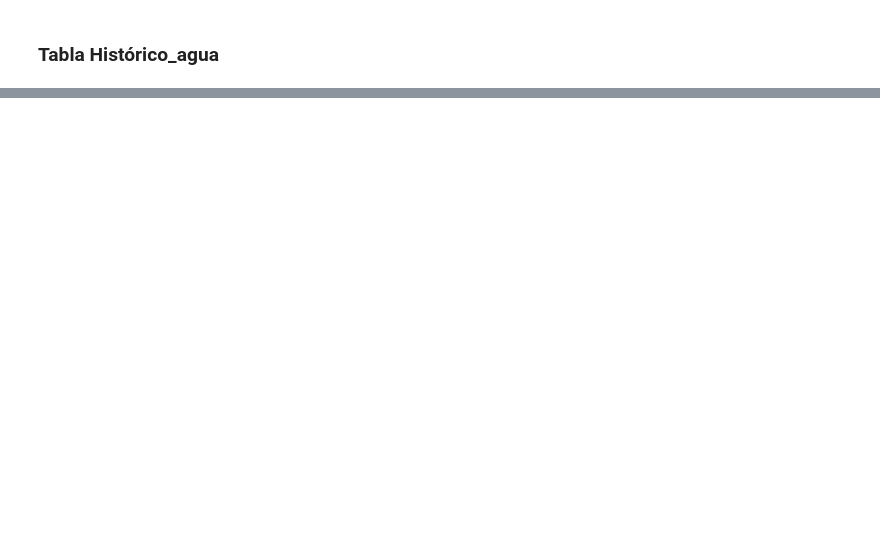
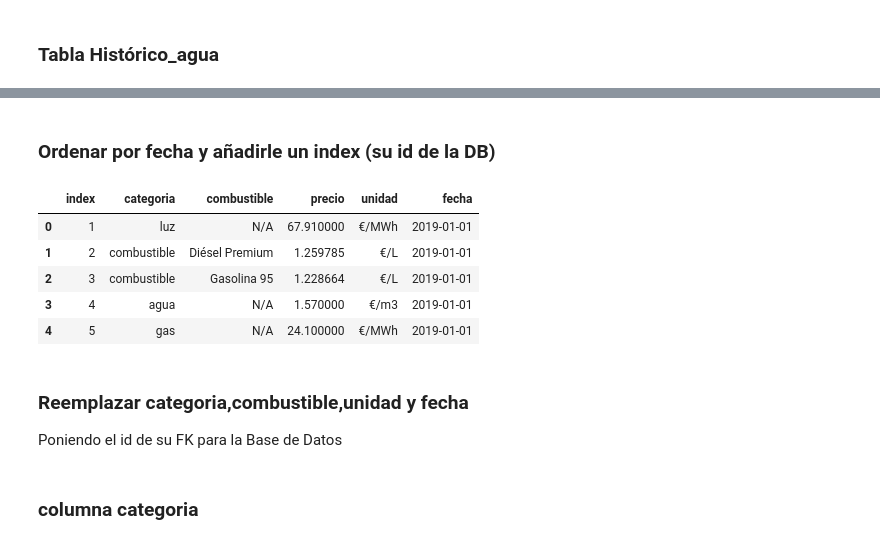
Before and after one commit to apelsito/Proyecto5-Variacion-Precios-Luz-Agua-Gas-Combustible-PreCovid-PostCovid-Madrid, a Jupyter notebook: notebooks/03_preparacion_preDB.ipynb, the cells around one changed output, grey strips where cells are left out. Drawn from its saved outputs; the diff is of its cells as text; code cells hidden in the pictures; blank space fills up the shorter version.

```diff
--- a/notebooks/03_preparacion_preDB.ipynb
+++ b/notebooks/03_preparacion_preDB.ipynb
@@ -164,2 +168,10 @@ df_gasolina = df_gasolina[["categoria","combustible","precio","unidad","fecha"]]
 # %% [markdown]
 ### Tabla Histórico_agua
+# %%
+df_agua.sample()
+df_agua["categoria"] = "agua"
+df_agua["combustible"] = "N/A"
+df_agua["unidad"] = "€/m3"
+df_agua = df_agua.rename(columns={"consumo (€/m3)": "precio"})
+df_agua = df_agua[["categoria","combustible","precio","unidad","fecha"]]
+df_agua.sample()
@@ -165,0 +183,2 @@ df_gasolina = df_gasolina[["categoria","combustible","precio","unidad","fecha"]]
+# %%
+df_historico = pd.concat([df_luz,df_gas,df_gasolina,df_agua],ignore_index=True)
@@ -165,0 +205,20 @@ df_gasolina = df_gasolina[["categoria","combustible","precio","unidad","fecha"]]
+# %% [markdown]
+### Ordenar por fecha y añadirle un index (su id de la DB)
+# %%
+df_historico = df_historico.sort_values(by="fecha")
+df_historico.reset_index(drop=True,inplace=True)
+df_historico.index = df_historico.index + 1
+df_historico.reset_index(inplace=True)
+df_historico.head()
+# %% [output]
+|  | index | categoria | combustible | precio | unidad | fecha |
+| 0 | 1 | luz | N/A | 67.910000 | €/MWh | 2019-01-01 |
+| 1 | 2 | combustible | Diésel Premium | 1.259785 | €/L | 2019-01-01 |
+| 2 | 3 | combustible | Gasolina 95 | 1.228664 | €/L | 2019-01-01 |
+| 3 | 4 | agua | N/A | 1.570000 | €/m3 | 2019-01-01 |
+| 4 | 5 | gas | N/A | 24.100000 | €/MWh | 2019-01-01 |
+# %% [markdown]
+### Reemplazar categoria,combustible,unidad y fecha
+Poniendo el id de su FK para la Base de Datos
+# %% [markdown]
+### columna categoria
```
Also changed, not shown: parts of 24 cells of this notebook, 4 other files.
